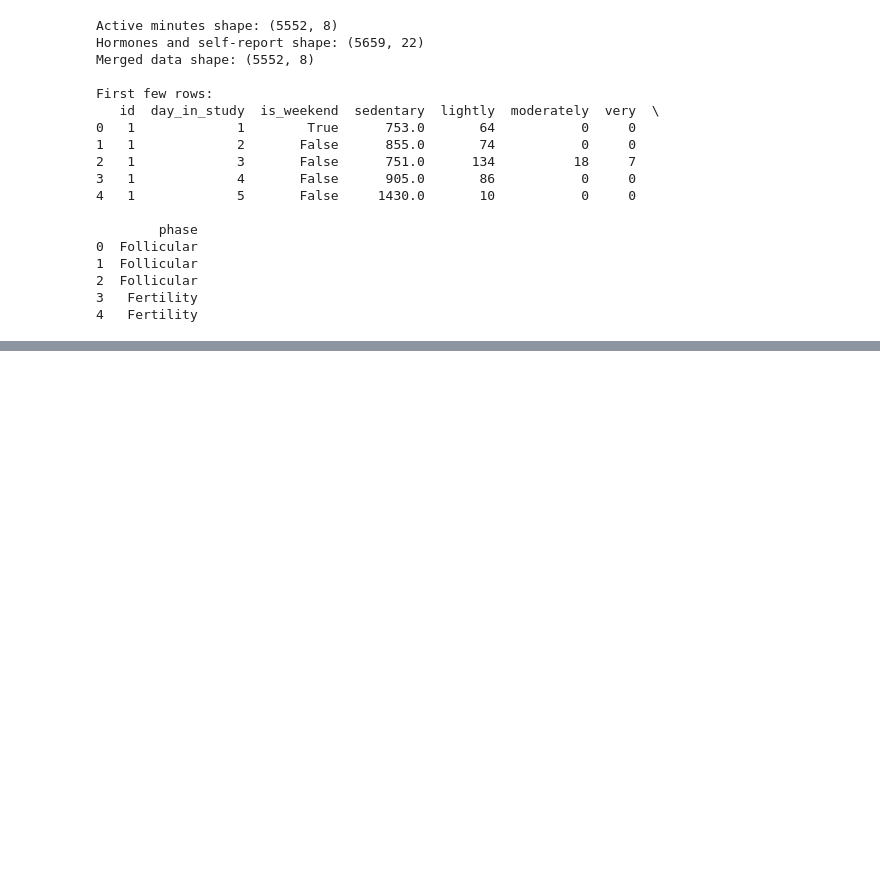
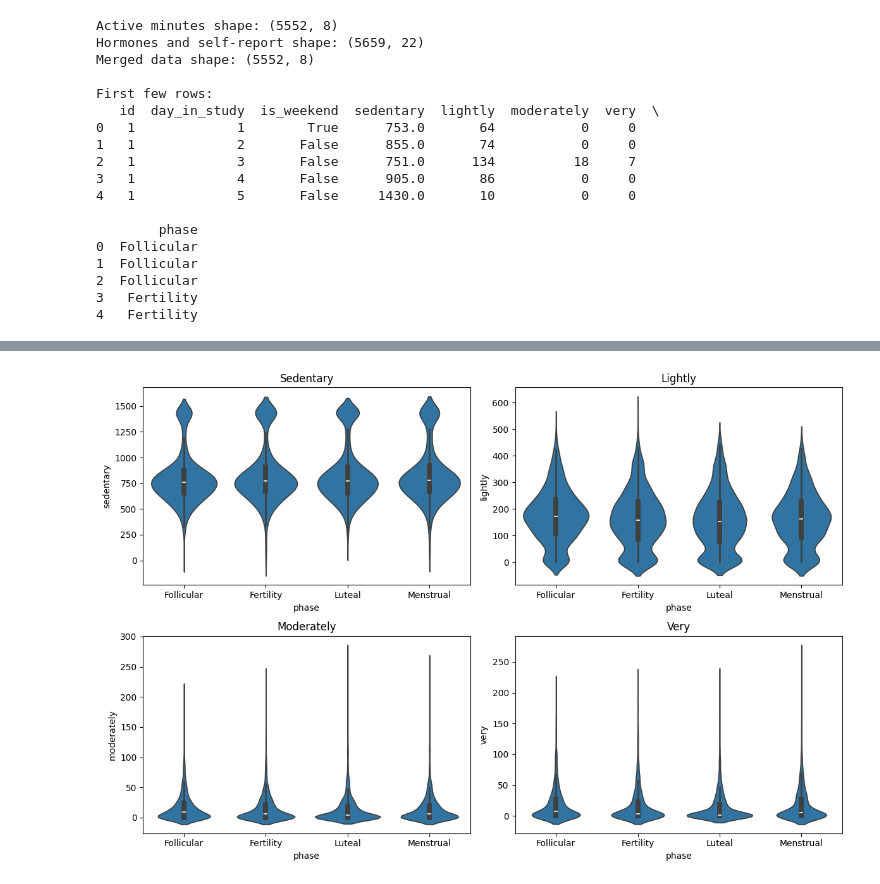
Before and after one commit to EstelleWang-UofT/ML-for-Women, a Jupyter notebook: notebooks/mcphases_physical_activity.ipynb, the cells around one changed output, grey strips where cells are left out. Cells and saved outputs as stored; diff of their text form; code cells hidden in the pictures; blank space fills up the shorter version.

```diff
--- a/notebooks/mcphases_physical_activity.ipynb
+++ b/notebooks/mcphases_physical_activity.ipynb
@@ -95,0 +161,19 @@ First few rows:
+# %%
+# violin plots of activity by phase
+activity_cols = ['sedentary', 'lightly', 'moderately', 'very']
+
+fig, axes = plt.subplots(2, 2, figsize=(12, 8))
+
+for ax, activity in zip(axes.flatten(), activity_cols):
+    sns.violinplot(
+        data=merged_data,
+        x='phase',
+        y=activity,
+        ax=ax
+    )
+    ax.set_title(activity.capitalize())
+
+plt.tight_layout()
+plt.show()
+# %% [output]
+[figure, added]
```
Also changed, not shown: parts of 10 cells of this notebook.
